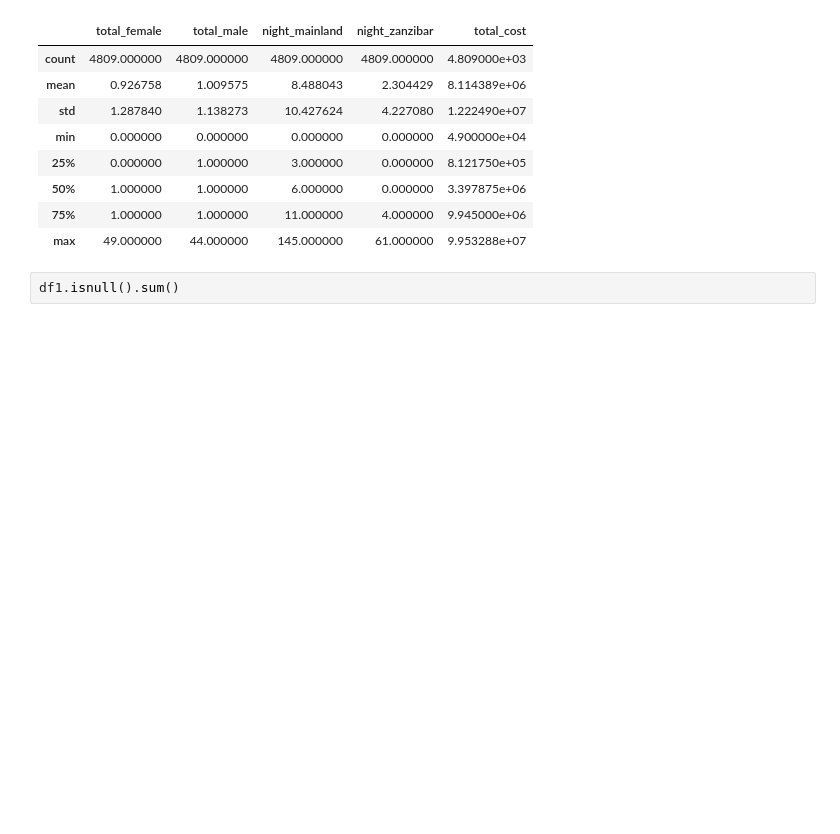
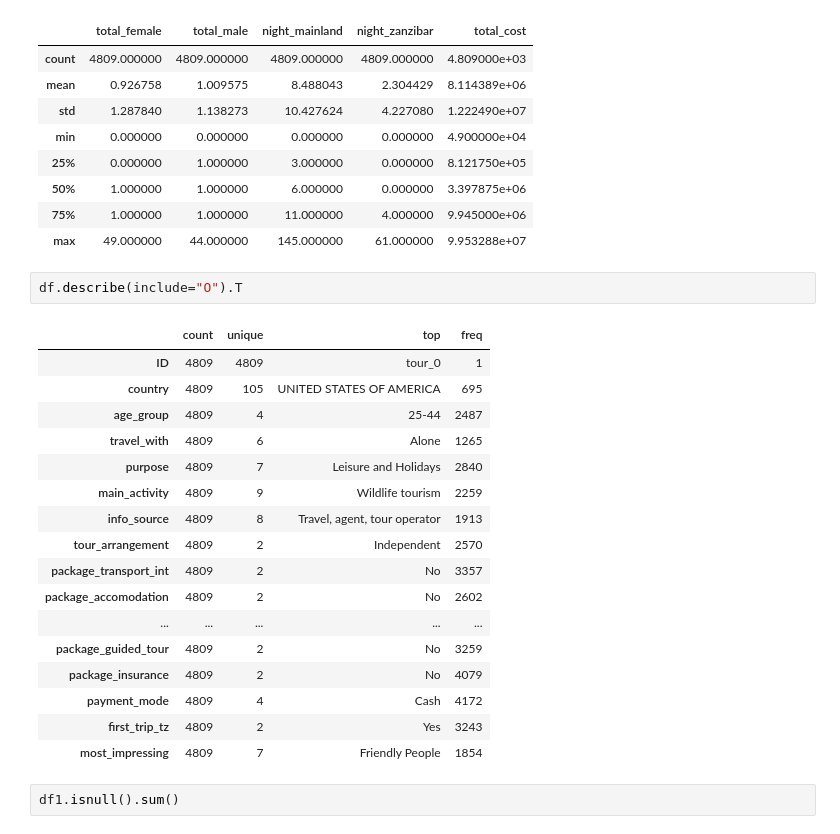
Before and after one commit to Denniskag/Data_Visualisation, a Jupyter notebook: Tanzania_tourism.ipynb, the cells around one changed output. Cells and saved outputs as stored; diff of their text form; blank space fills up the shorter version.

```diff
--- a/Tanzania_tourism.ipynb
+++ b/Tanzania_tourism.ipynb
@@ -170,6 +172,26 @@ df.describe()
 | 50% | 1.000000 | 1.000000 | 6.000000 | 0.000000 | 3.397875e+06 |
 | 75% | 1.000000 | 1.000000 | 11.000000 | 4.000000 | 9.945000e+06 |
 | max | 49.000000 | 44.000000 | 145.000000 | 61.000000 | 9.953288e+07 |
+# %%
+df.describe(include="O").T
+# %% [output]
+|  | count | unique | top | freq |
+| ID | 4809 | 4809 | tour_0 | 1 |
+| country | 4809 | 105 | UNITED STATES OF AMERICA | 695 |
+| age_group | 4809 | 4 | 25-44 | 2487 |
+| travel_with | 4809 | 6 | Alone | 1265 |
+| purpose | 4809 | 7 | Leisure and Holidays | 2840 |
+| main_activity | 4809 | 9 | Wildlife tourism | 2259 |
+| info_source | 4809 | 8 | Travel, agent, tour operator | 1913 |
+| tour_arrangement | 4809 | 2 | Independent | 2570 |
+| package_transport_int | 4809 | 2 | No | 3357 |
+| package_accomodation | 4809 | 2 | No | 2602 |
+| ... | ... | ... | ... | ... |
+| package_guided_tour | 4809 | 2 | No | 3259 |
+| package_insurance | 4809 | 2 | No | 4079 |
+| payment_mode | 4809 | 4 | Cash | 4172 |
+| first_trip_tz | 4809 | 2 | Yes | 3243 |
+| most_impressing | 4809 | 7 | Friendly People | 1854 |
 # %%
 df1.isnull().sum()
 # %% [output]
```
Also changed, not shown: parts of 2 cells of this notebook.
